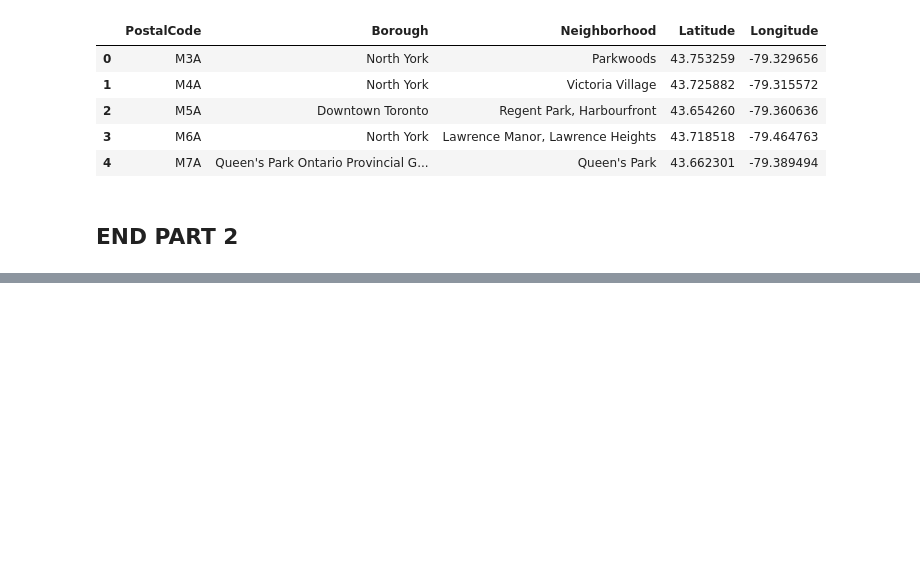
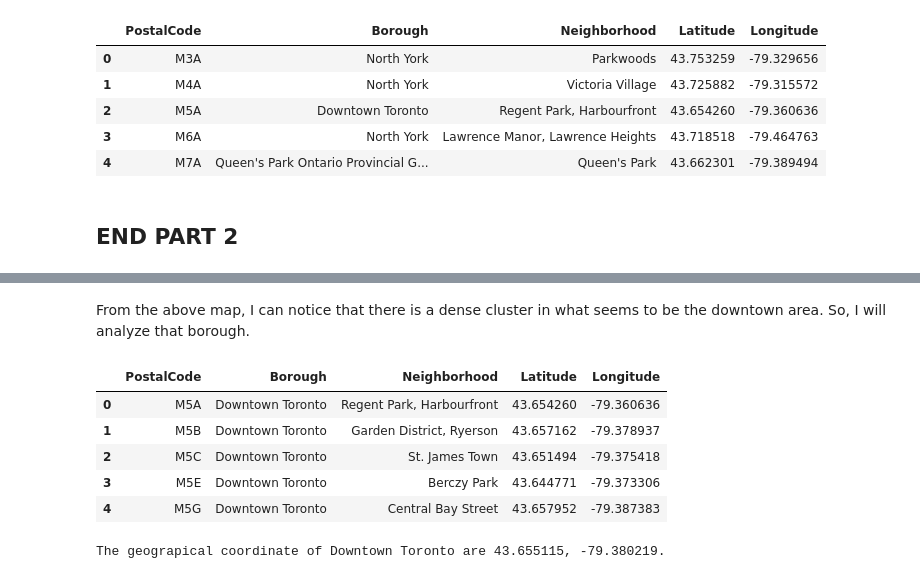
Before and after one commit to robriga/coursera-capstone-project, a Jupyter notebook: Rob_W3_PGAssignment.ipynb, the cells around one changed output, grey strips where cells are left out. Saved outputs shown, nothing was run; the diff lists cells and outputs as text; code cells hidden in the pictures; blank space fills up the shorter version.

```diff
--- a/Rob_W3_PGAssignment.ipynb
+++ b/Rob_W3_PGAssignment.ipynb
@@ -193,6 +184,6 @@ The dataframe has the following dimensions: (103, 3)
 # %%
 # construct URL to make API call
-url = 'https://maps.googleapis.com/maps/api/geocode/json?key={}&address={}'.format(API_key, 'toronto, M5G')
+url = 'https://maps.googleapis.com/maps/api/geocode/json?key={}&address={}'.format(API_key, 'toronto, M3A')
 
 response = requests.get(url).json() # get response
 print('Test:')
@@ -208,11 +209,9 @@ Test:
 # %%
 lat_list = []
 long_list = []
+responses = []
 for code in list_codes:
     url1 = 'https://maps.googleapis.com/maps/api/geocode/json?key={}&address={}'.format(API_key, 'toronto, ' + code)
-    response_loop = requests.get(url1).json()
-    geo_data = response_loop['results'][0]['geometry']['location']
-    lat_list += [geo_data['lat']]
-    long_list += [geo_data['lng']]
-print('done')
+    responses += [requests.get(url1).json()]
+    print('OVER_QUERY_LIMIT' in url1)
 # %% [output]
@@ -219,0 +235,7 @@ done
+# %%
+for response in responses:
+    print(response)
+    geo_data = response['results'][0]['geometry']['location']
+    lat_list += [geo_data['lat']]
+    long_list += [geo_data['lng']]
+print('done')
@@ -238,0 +314,24 @@ df_pc.head()
+# %% [markdown]
+From the above map, I can notice that there is a dense cluster in what seems to be the downtown area. So, I will analyze that borough.
+# %%
+#Get df for borough Downtown Toronto
+downtown_tor_data = df_pc[df_pc['Borough'] == 'Downtown Toronto'].reset_index(drop=True)
+downtown_tor_data.head()
+# %% [output]
+|  | PostalCode | Borough | Neighborhood | Latitude | Longitude |
+| 0 | M5A | Downtown Toronto | Regent Park, Harbourfront | 43.654260 | -79.360636 |
+| 1 | M5B | Downtown Toronto | Garden District, Ryerson | 43.657162 | -79.378937 |
+| 2 | M5C | Downtown Toronto | St. James Town | 43.651494 | -79.375418 |
+| 3 | M5E | Downtown Toronto | Berczy Park | 43.644771 | -79.373306 |
+| 4 | M5G | Downtown Toronto | Central Bay Street | 43.657952 | -79.387383 |
+# %%
+#Get geographical coordinates of Downtown Toronto
+address = 'Downtown Toronto, ON'
+
+geolocator = Nominatim()
+location = geolocator.geocode(address)
+latitude = location.latitude
+longitude = location.longitude
+print('The geograpical coordinate of Downtown Toronto are {}, {}.'.format(latitude, longitude))
+# %% [output]
+The geograpical coordinate of Downtown Toronto are 43.655115, -79.380219.
```
Also changed, not shown: parts of 13 cells of this notebook.
